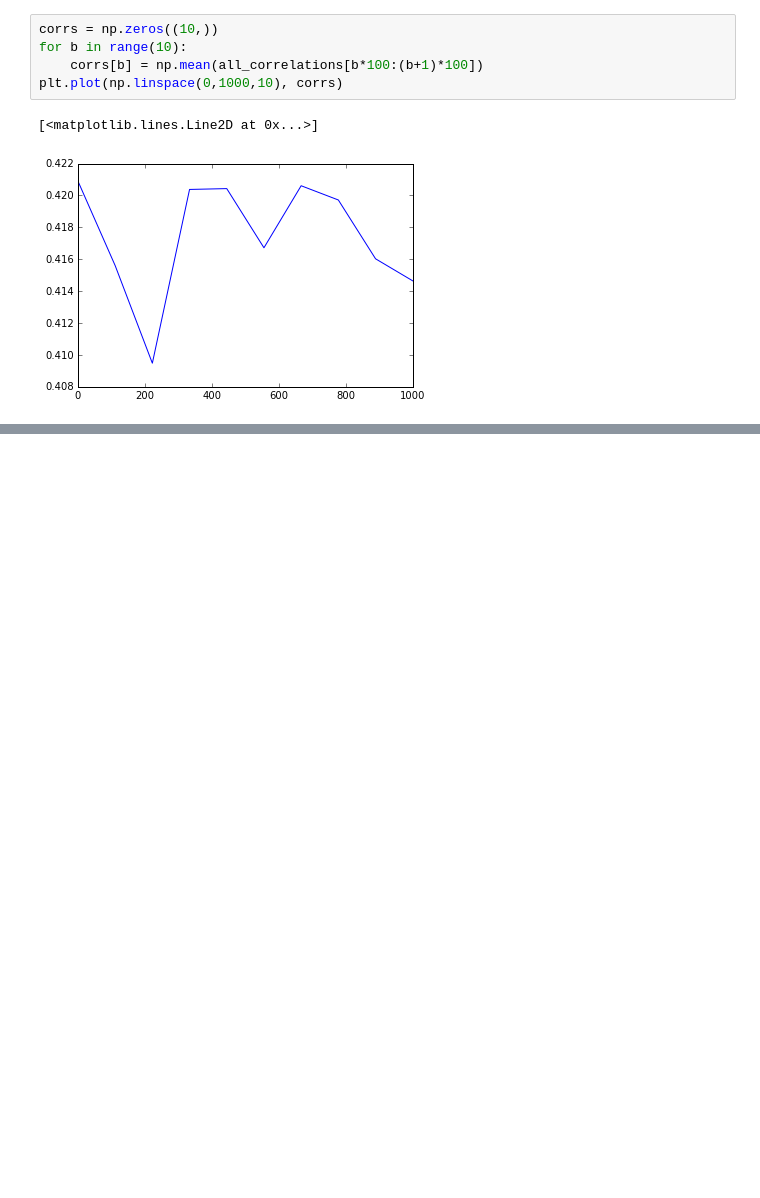
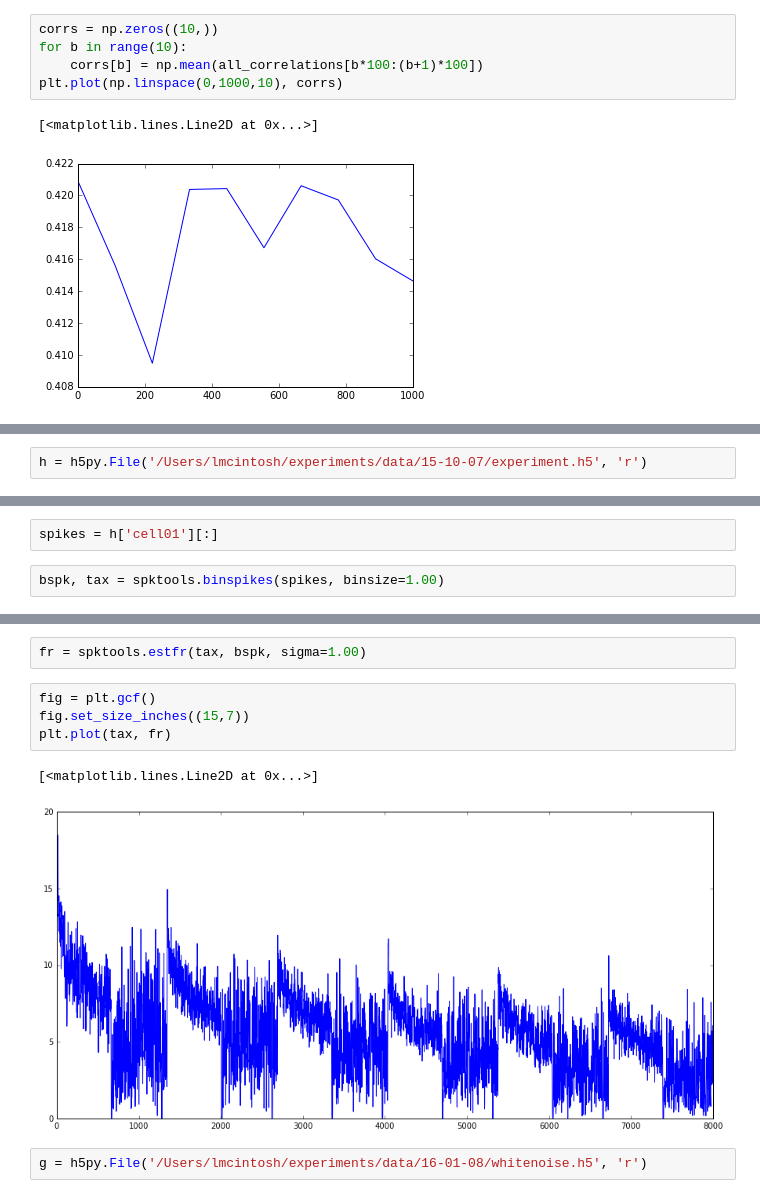
Before and after one commit to baccuslab/deep-retina, a Jupyter notebook: notebooks/LSTM performance as function of timesteps.ipynb, the cells around one changed output, grey strips where cells are left out. Saved outputs shown, nothing was run; the diff lists cells and outputs as text; blank space fills up the shorter version.

```diff
--- a/notebooks/LSTM performance as function of timesteps.ipynb
+++ b/notebooks/LSTM performance as function of timesteps.ipynb
@@ -167,0 +188,2 @@ plt.plot(np.linspace(0,1000,10), corrs)
+# %%
+h = h5py.File('/Users/lmcintosh/experiments/data/15-10-07/experiment.h5', 'r')
@@ -167,0 +194,4 @@ plt.plot(np.linspace(0,1000,10), corrs)
+# %%
+spikes = h['cell01'][:]
+# %%
+bspk, tax = spktools.binspikes(spikes, binsize=1.00)
@@ -167,0 +202,11 @@ plt.plot(np.linspace(0,1000,10), corrs)
+# %%
+fr = spktools.estfr(tax, bspk, sigma=1.00)
+# %%
+fig = plt.gcf()
+fig.set_size_inches((15,7))
+plt.plot(tax, fr)
+# %% [output]
+[<matplotlib.lines.Line2D at 0x...>]
+[figure, added]
+# %%
+g = h5py.File('/Users/lmcintosh/experiments/data/16-01-08/whitenoise.h5', 'r')
```
Also changed, not shown: parts of 9 cells of this notebook.
